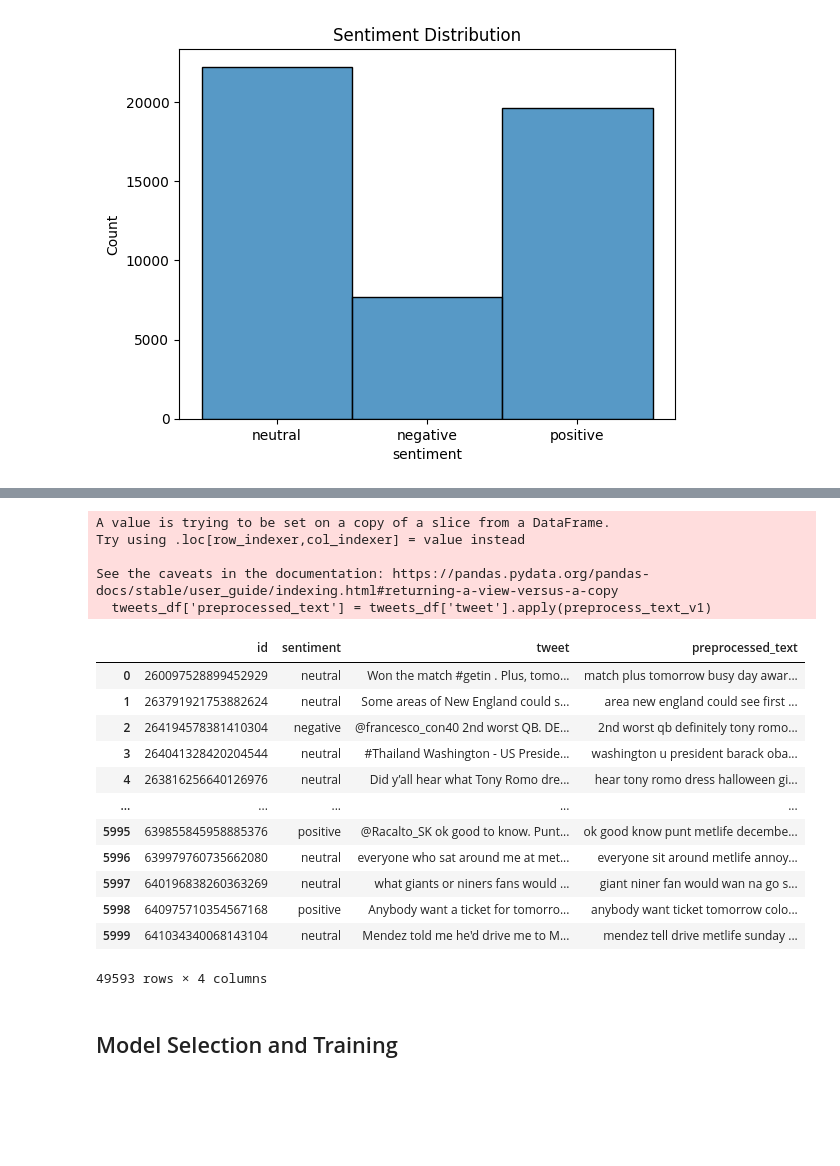
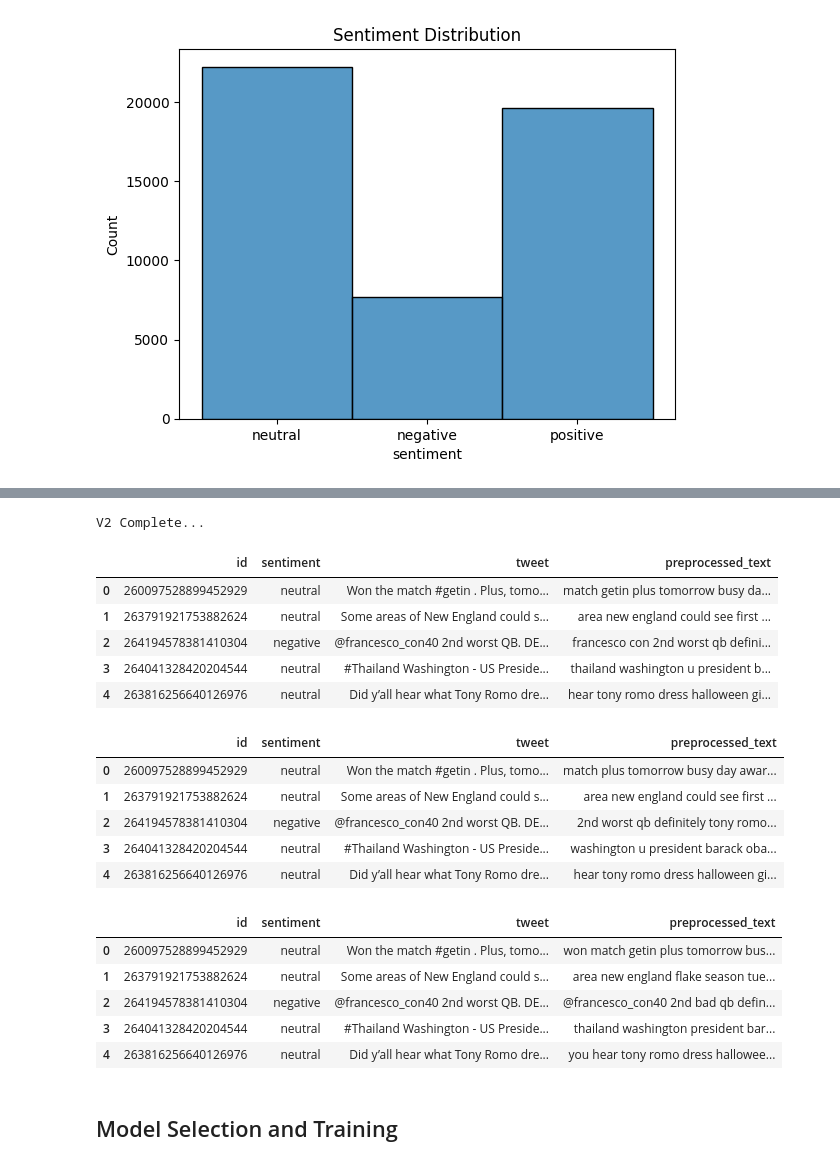
Before and after one commit to dot-william/sentiment-analysis, a Jupyter notebook: src/SentimentApp/Training/training.ipynb, the cells around one changed output, grey strips where cells are left out. Cells and saved outputs as stored; diff of their text form; code cells hidden in the pictures; blank space fills up the shorter version.

```diff
--- a/src/SentimentApp/Training/training.ipynb
+++ b/src/SentimentApp/Training/training.ipynb
@@ -160,5 +343,5 @@ After cleaning the text, preprocessing, the following steps will be done:
 # %%
 # Copy DF apply different preprocessing techniques onto different dataframes
-preprocess_v1_tweets_df = tweets_df.copy()
+# preprocess_v1_tweets_df = tweets_df.copy()
 preprocess_v2_tweets_df = tweets_df.copy()
-preprocess_v3_tweets_df = tweets_df.copy()
+# preprocess_v3_tweets_df = tweets_df.copy()
@@ -296,26 +348,40 @@ See the caveats in the documentation: https://pandas.pydata.org/pandas-docs/stab
-# %%
-tweets_df['preprocessed_text'] = tweets_df['tweet'].apply(preprocess_text_v1)
-tweets_df
-# tweets_df.to_csv("sample.csv")
-# %% [output]
-A value is trying to be set on a copy of a slice from a DataFrame.
-Try using .loc[row_indexer,col_indexer] = value instead
-
-See the caveats in the documentation: https://pandas.pydata.org/pandas-docs/stable/user_guide/indexing.html#returning-a-view-versus-a-copy
-  tweets_df['preprocessed_text'] = tweets_df['tweet'].apply(preprocess_text_v1)
-|  | id | sentiment | tweet | preprocessed_text |
-| 0 | 260097528899452929 | neutral | Won the match #getin . Plus, tomo... | match plus tomorrow busy day awar... |
-| 1 | 263791921753882624 | neutral | Some areas of New England could s... | area new england could see first ... |
-| 2 | 264194578381410304 | negative | @francesco_con40 2nd worst QB. DE... | 2nd worst qb definitely tony romo... |
-| 3 | 264041328420204544 | neutral | #Thailand Washington - US Preside... | washington u president barack oba... |
-| 4 | 263816256640126976 | neutral | Did y’all hear what Tony Romo dre... | hear tony romo dress halloween gi... |
-| ... | ... | ... | ... | ... |
-| 5995 | 639855845958885376 | positive | @Racalto_SK ok good to know. Punt... | ok good know punt metlife decembe... |
-| 5996 | 639979760735662080 | neutral | everyone who sat around me at met... | everyone sit around metlife annoy... |
-| 5997 | 640196838260363269 | neutral | what giants or niners fans would ... | giant niner fan would wan na go s... |
-| 5998 | 640975710354567168 | positive | Anybody want a ticket for tomorro... | anybody want ticket tomorrow colo... |
-| 5999 | 641034340068143104 | neutral | Mendez told me he'd drive me to M... | mendez tell drive metlife sunday ... |
-49593 rows × 4 columns
+# %%
+# Apply the preprocessing function to the tweet column of the DataFrame
+# preprocess_v1_tweets_df['preprocessed_text'] = preprocess_v1_tweets_df['tweet'].apply(preprocess_text_v1)
+# print("V1 Complete...")
+preprocess_v2_tweets_df['preprocessed_text'] = preprocess_v2_tweets_df['tweet'].apply(preprocess_text_v2)
+print("V2 Complete...")
+# preprocess_v3_tweets_df['preprocessed_text'] = preprocess_text_v3(preprocess_v3_tweets_df["tweet"].tolist())
+# print("V3 Complete...")
+# %% [output]
+V2 Complete...
+# %%
+preprocess_v1_tweets_df.head()
+# %% [output]
+|  | id | sentiment | tweet | preprocessed_text |
+| 0 | 260097528899452929 | neutral | Won the match #getin . Plus, tomo... | match getin plus tomorrow busy da... |
+| 1 | 263791921753882624 | neutral | Some areas of New England could s... | area new england could see first ... |
+| 2 | 264194578381410304 | negative | @francesco_con40 2nd worst QB. DE... | francesco con 2nd worst qb defini... |
+| 3 | 264041328420204544 | neutral | #Thailand Washington - US Preside... | thailand washington u president b... |
+| 4 | 263816256640126976 | neutral | Did y’all hear what Tony Romo dre... | hear tony romo dress halloween gi... |
+# %%
+preprocess_v2_tweets_df.head()
+# %% [output]
+|  | id | sentiment | tweet | preprocessed_text |
+| 0 | 260097528899452929 | neutral | Won the match #getin . Plus, tomo... | match plus tomorrow busy day awar... |
+| 1 | 263791921753882624 | neutral | Some areas of New England could s... | area new england could see first ... |
+| 2 | 264194578381410304 | negative | @francesco_con40 2nd worst QB. DE... | 2nd worst qb definitely tony romo... |
+| 3 | 264041328420204544 | neutral | #Thailand Washington - US Preside... | washington u president barack oba... |
+| 4 | 263816256640126976 | neutral | Did y’all hear what Tony Romo dre... | hear tony romo dress halloween gi... |
+# %%
+preprocess_v3_tweets_df.head()
+# %% [output]
+|  | id | sentiment | tweet | preprocessed_text |
+| 0 | 260097528899452929 | neutral | Won the match #getin . Plus, tomo... | won match getin plus tomorrow bus... |
+| 1 | 263791921753882624 | neutral | Some areas of New England could s... | area new england flake season tue... |
+| 2 | 264194578381410304 | negative | @francesco_con40 2nd worst QB. DE... | @francesco_con40 2nd bad qb defin... |
+| 3 | 264041328420204544 | neutral | #Thailand Washington - US Preside... | thailand washington president bar... |
+| 4 | 263816256640126976 | neutral | Did y’all hear what Tony Romo dre... | you hear tony romo dress hallowee... |
 # %% [markdown]
 ## Model Selection and Training
 # %%
```
Also changed, not shown: parts of 51 cells of this notebook, 15 other files.
